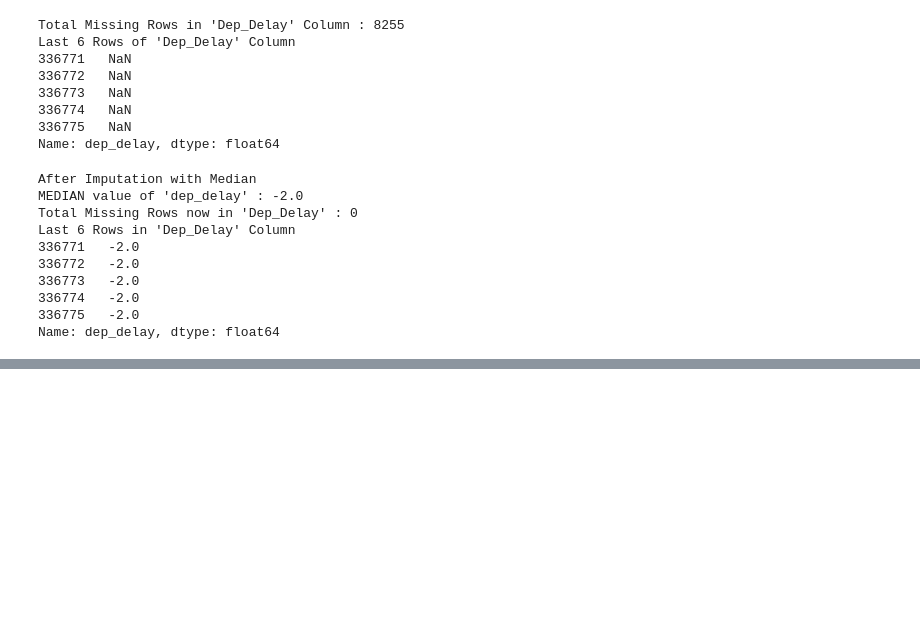
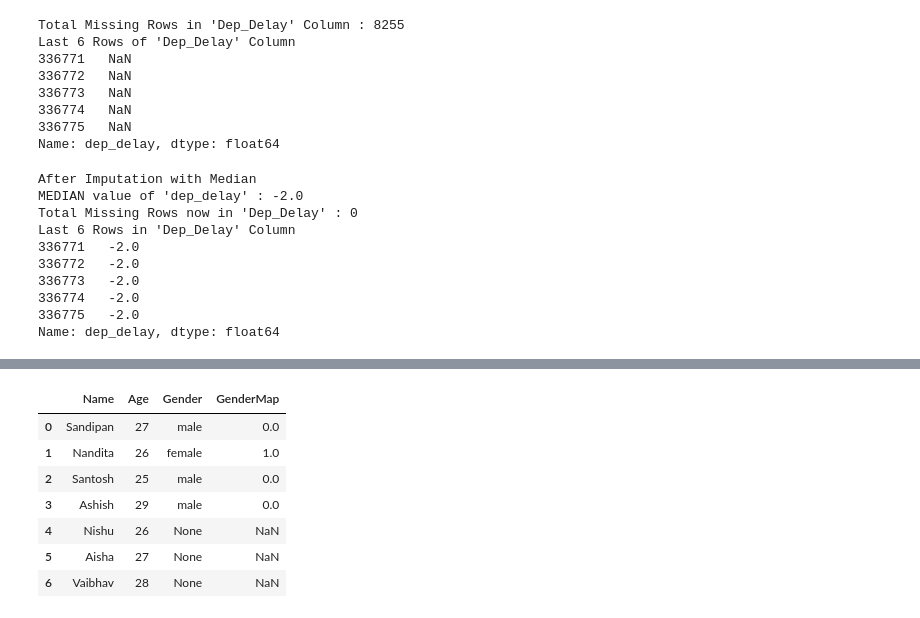
Before and after one commit to sandipanpaul21/Machine-Learning-in-Python-Code, a Jupyter notebook: 04_Outliers_&_Missing_Values.ipynb, the cells around one changed output, grey strips where cells are left out. Saved outputs shown, nothing was run; the diff lists cells and outputs as text; code cells hidden in the pictures; blank space fills up the shorter version.

```diff
--- a/04_Outliers_&_Missing_Values.ipynb
+++ b/04_Outliers_&_Missing_Values.ipynb
@@ -327,0 +392,15 @@ Name: dep_delay, dtype: float64
+# %%
+# Another Example of KNN Imputation
+
+# Initializing the list
+data = [['Sandipan',27,'male'],
+        ['Nandita',26,'female'],
+        ['Santosh',25,'male'],
+        ['Ashish',29,'male'],
+        ['Nishu',26,None],
+        ['Aisha',27,None],
+        ['Vaibhav',28,None]]
+
+# Creating Pandas Dataframe
+df = pd.DataFrame(data, columns = ['Name','Age','Gender'])
+df
@@ -327,0 +416,17 @@ Name: dep_delay, dtype: float64
+# %%
+# For imputing missing values in categorical variables
+# we have to encode the categorical values into numeric values
+# kNNImputer works only for numeric variables
+# We can perform this using a mapping of categories to numeric variables.
+# Mapping Gender values to 0 and 1
+df['GenderMap'] = df.Gender.map({'female' : 1, 'male' : 0})
+df
+# %% [output]
+|  | Name | Age | Gender | GenderMap |
+| 0 | Sandipan | 27 | male | 0.0 |
+| 1 | Nandita | 26 | female | 1.0 |
+| 2 | Santosh | 25 | male | 0.0 |
+| 3 | Ashish | 29 | male | 0.0 |
+| 4 | Nishu | 26 | None | NaN |
+| 5 | Aisha | 27 | None | NaN |
+| 6 | Vaibhav | 28 | None | NaN |
```
Also changed, not shown: parts of 10 cells of this notebook.
